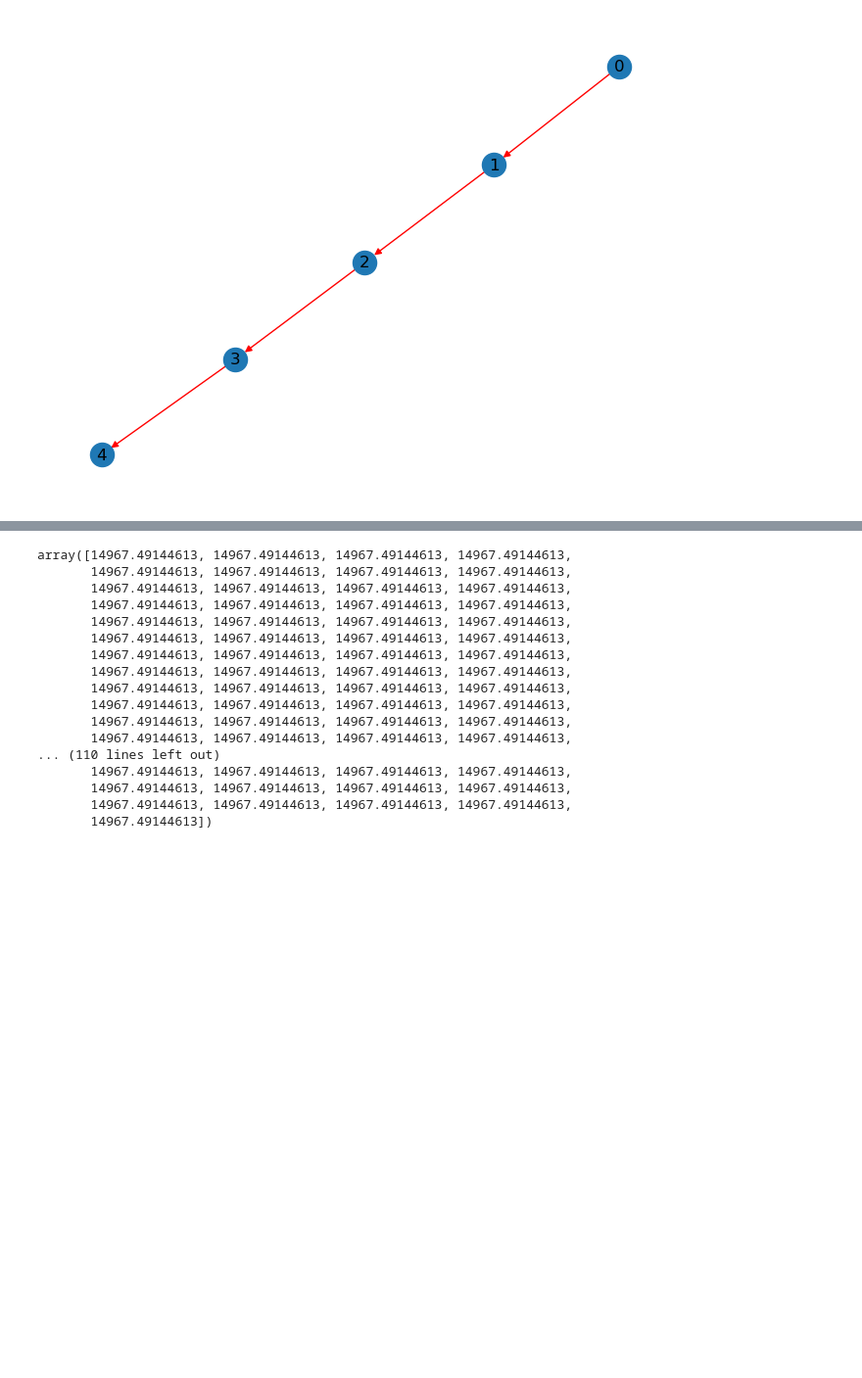
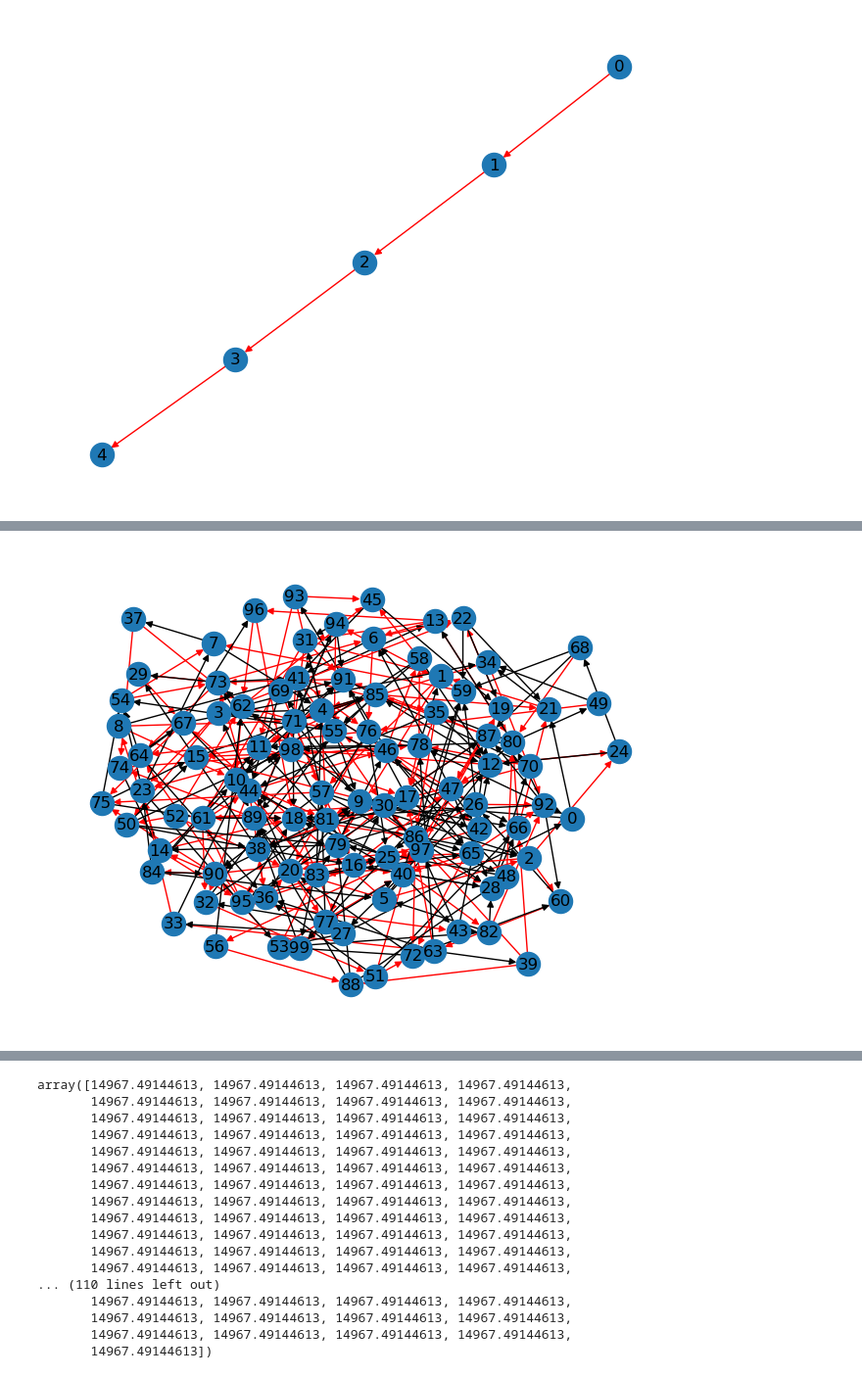
Before and after one commit to clique-cb/simple-eigentrust, a Jupyter notebook: python/notebook/cadcad_sim.ipynb, the cells around one changed output, grey strips where cells are left out. Shown at 98% size. Cells and saved outputs as stored; diff of their text form; code cells hidden in the pictures; blank space fills up the shorter version.

```diff
--- a/python/notebook/cadcad_sim.ipynb
+++ b/python/notebook/cadcad_sim.ipynb
@@ -291,0 +319,4 @@ plot_timeframes(results, [10, 50, 100, 500])
+# %%
+draw_with_edge_colors(records[0][-1]['graph'])
+# %% [output]
+[figure, added]
```
Also changed, not shown: parts of 10 cells of this notebook, 3 other files.
